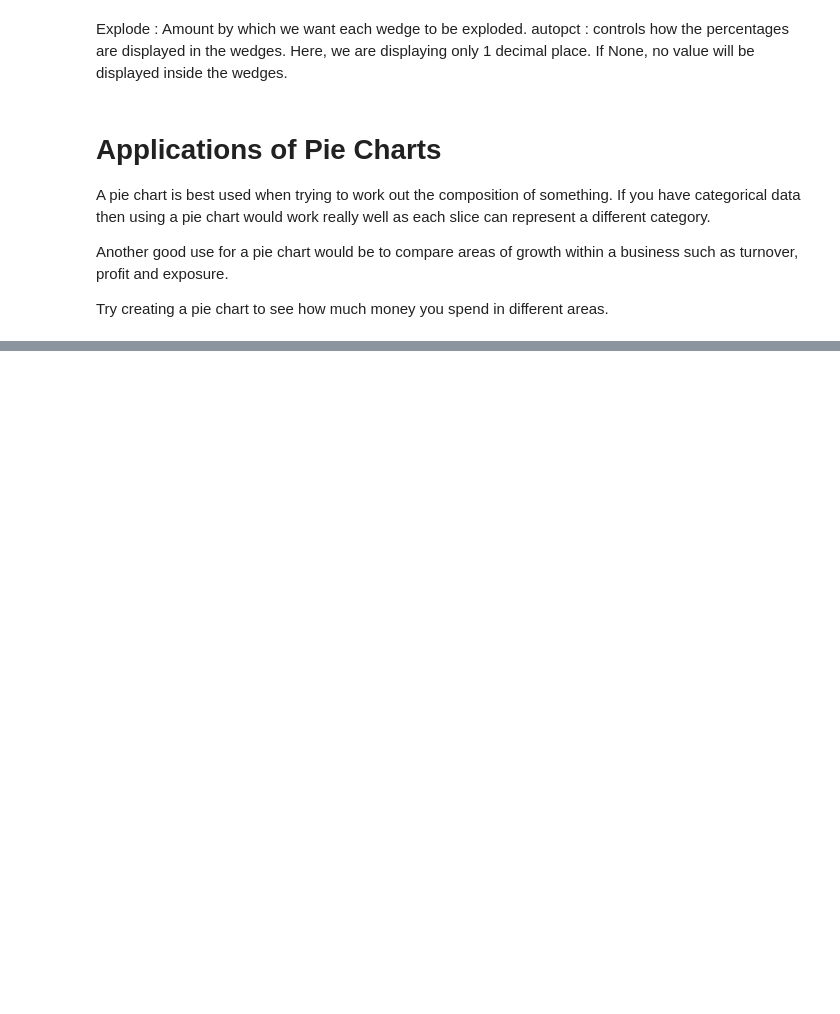
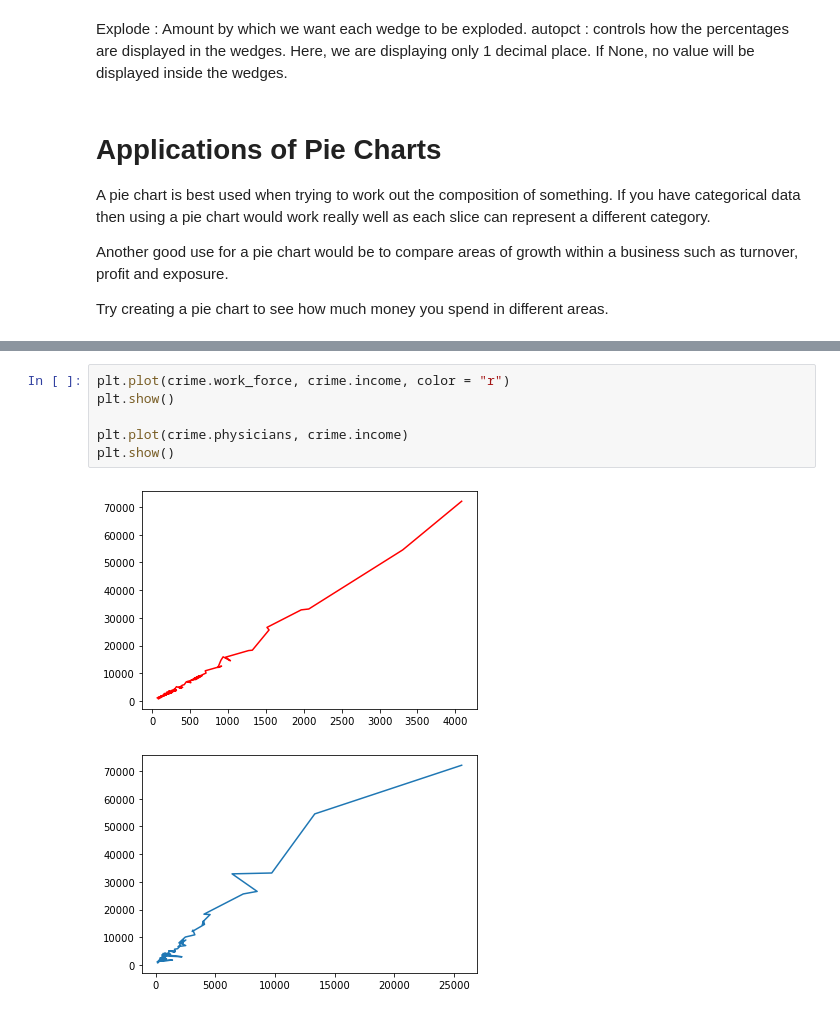
Before and after one commit to eniola-ajala/Data-Science-and-ML-for-beginners, a Jupyter notebook: Introduction to Data Visualization with Matplotlib.ipynb, the cells around one changed output, grey strips where cells are left out. Cells and saved outputs as stored; diff of their text form; blank space fills up the shorter version.

Commit message:
visualisation with matplotlib

```diff
--- a/Introduction to Data Visualization with Matplotlib.ipynb
+++ b/Introduction to Data Visualization with Matplotlib.ipynb
@@ -333,0 +338,9 @@ Try creating a pie chart to see how much money you spend in different areas.
+# %%
+plt.plot(crime.work_force, crime.income, color = "r")
+plt.show()
+
+plt.plot(crime.physicians, crime.income)
+plt.show()
+# %% [output]
+[figure, added]
+[figure, added]
```
Also changed, not shown: parts of 17 cells of this notebook.
